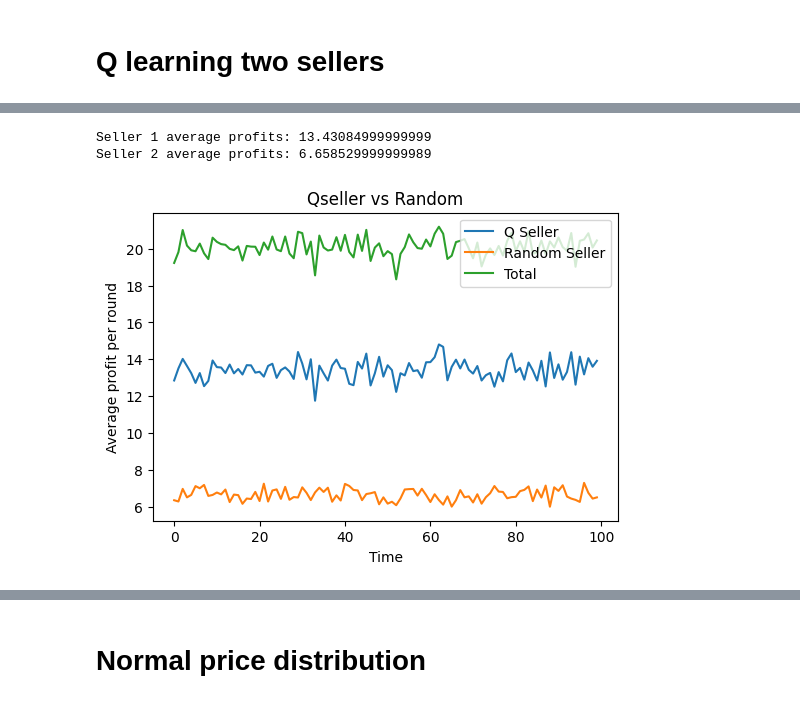
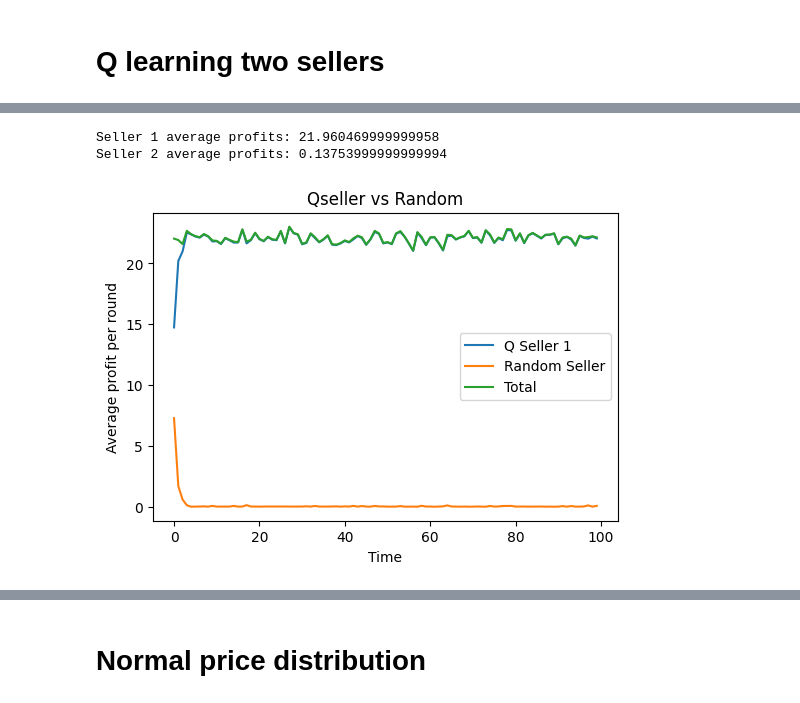
Before and after one commit to Lenguist/insight-game-ai, a Jupyter notebook: two-sellers.ipynb, the cells around one changed output, grey strips where cells are left out. Drawn from its saved outputs; the diff is of its cells as text; code cells hidden in the pictures.

```diff
--- a/two-sellers.ipynb
+++ b/two-sellers.ipynb
@@ -399,47 +485,48 @@ init_offer = range_max
 
 seller1 = QLearningSeller(value=value,
                          init_offer=init_offer,
-                         init_learning_rate=0.25,
-                         learning_rate_decay=0,
-                         exploration_decay_rate=0.01
-                         min_exploration_rate=0.01)
+                         init_learning_rate=1,
+                         learning_rate_decay=0.01,
+                         exploration_decay_rate=0.001,
+                         min_exploration_rate=0.001)
 
 
-seller2 = RandomSeller(value=value, init_offer=init_offer)
+seller2 = DescentArithmeticSeller(value=value,
+                         init_offer=init_offer, init_descent=40)
 sellers = [seller1, seller2]
 
 profits_seller1 = []
 profits_seller2 = []
 
 # Simulation of 100 rounds
 for _ in range(100):
     total_profits = [0 for i in range(len(sellers))]
     for i in range(rounds):
         maxprice = int(random.uniform(range_min, range_max+1))
         edubuyer = EducatedBuyer(maxprice, imp_incr)
         profits = two_seller_negotiation(edubuyer, sellers, False)
         #print(qseller.q_table)
         for i in range(len(sellers)):
             total_profits[i] += profits[i] /rounds
 
     profits_seller1.append(total_profits[0])
     profits_seller2.append(total_profits[1])
 print("Seller 1 average profits: " + str(sum(profits_seller1)/100))
 print("Seller 2 average profits: " + str(sum(profits_seller2)/100))
 fig, ax = plt.subplots(figsize=(6, 4))
-ax.plot(profits_seller1, label='Q Seller')
+ax.plot(profits_seller1, label='Q Seller 1')
 ax.plot(profits_seller2, label='Random Seller')
 ax.plot([profits_seller2[i]+profits_seller1[i] for i in range(len(profits_seller1))], label='Total')
 #ax.axhline(45, color='r', linestyle='--', label='y=45 line')  # This will create a horizontal line at y=45
 ax.set_xlabel('Time')
 ax.set_ylabel('Average profit per round')
 ax.set_title('Qseller vs Random')
 ax.legend()
 plt.show()
 # %% [output]
-Seller 1 average profits: 13.43084999999999
-Seller 2 average profits: 6.658529999999989
+Seller 1 average profits: 21.960469999999958
+Seller 2 average profits: 0.13753999999999994
-[figure, old version]
+[figure, new version]
 # %%
 optimal_policy = qseller1.get_optimal_policy((100,0))
 print(optimal_policy)
```
Also changed, not shown: parts of 3 cells of this notebook.
